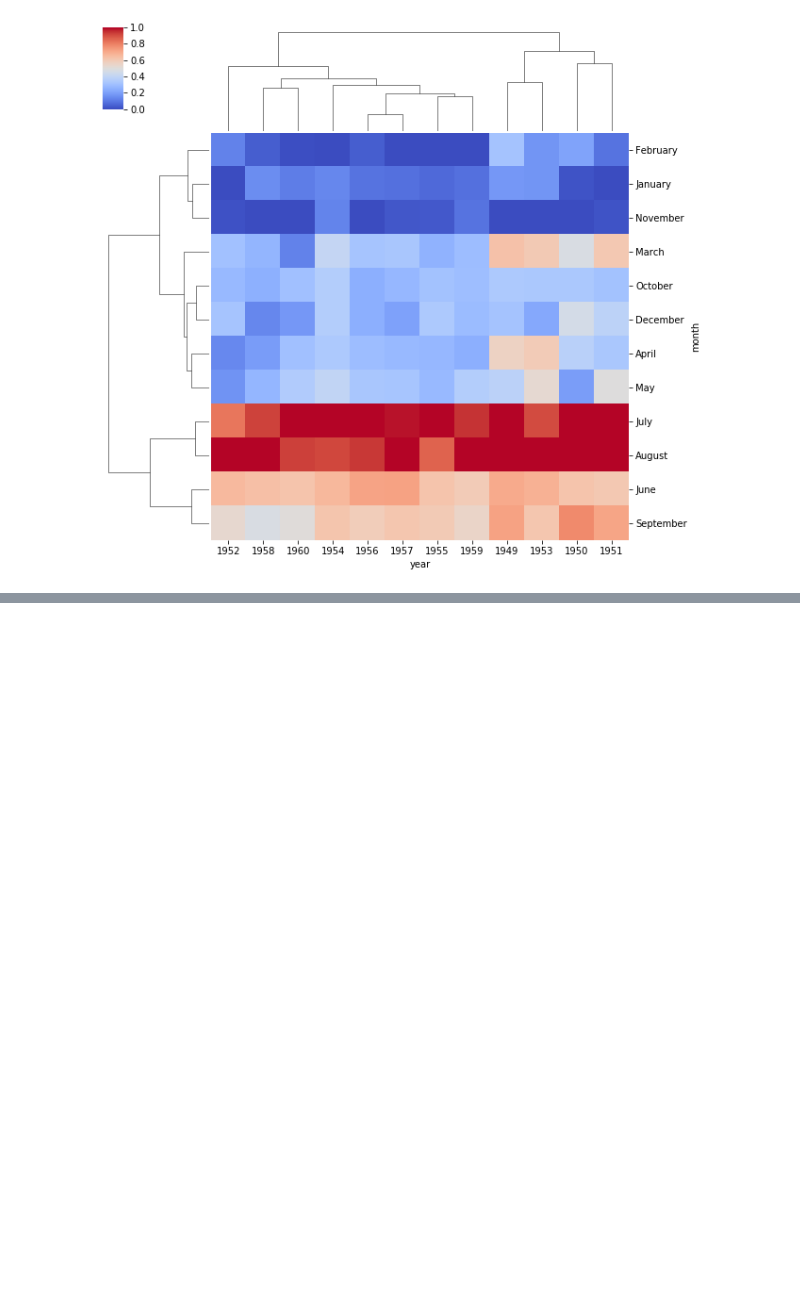
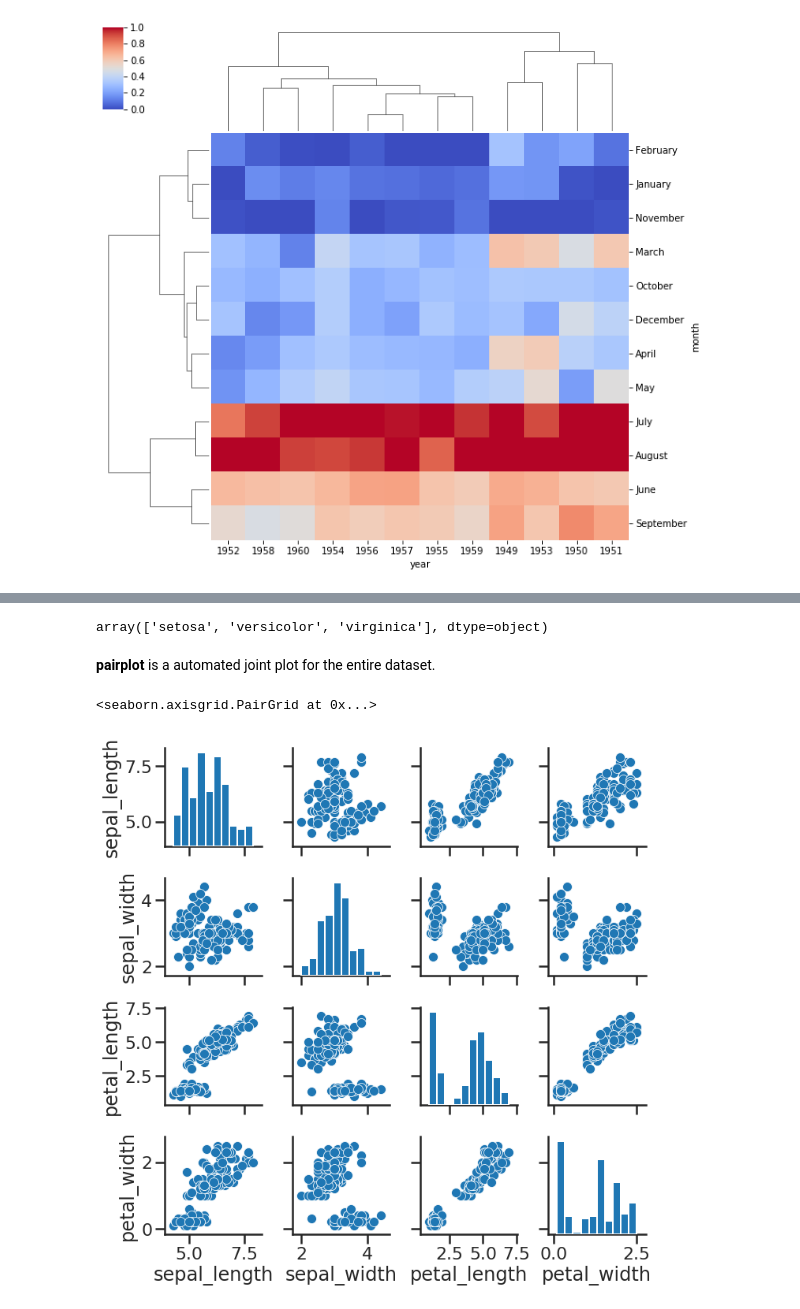
Before and after one commit to subhajitmajumder/python_program, a Jupyter notebook: me_seaborn.ipynb, the cells around one changed output, grey strips where cells are left out. Drawn from its saved outputs; the diff is of its cells as text; code cells hidden in the pictures; blank space fills up the shorter version.

```diff
--- a/me_seaborn.ipynb
+++ b/me_seaborn.ipynb
@@ -306,0 +309,5 @@ sns.clustermap(fp, cmap='coolwarm', standard_scale=1)
+# %%
+import seaborn as sns
+import matplotlib.pyplot as plt
+%matplotlib inline
+iris = sns.load_dataset('iris')
@@ -306,0 +323,11 @@ sns.clustermap(fp, cmap='coolwarm', standard_scale=1)
+# %%
+iris['species'].unique()
+# %% [output]
+array(['setosa', 'versicolor', 'virginica'], dtype=object)
+# %% [markdown]
+**pairplot** is a automated joint plot for the entire dataset.
+# %%
+sns.pairplot(iris)
+# %% [output]
+<seaborn.axisgrid.PairGrid at 0x...>
+[figure, added]
```
Also changed, not shown: parts of 28 cells of this notebook.
